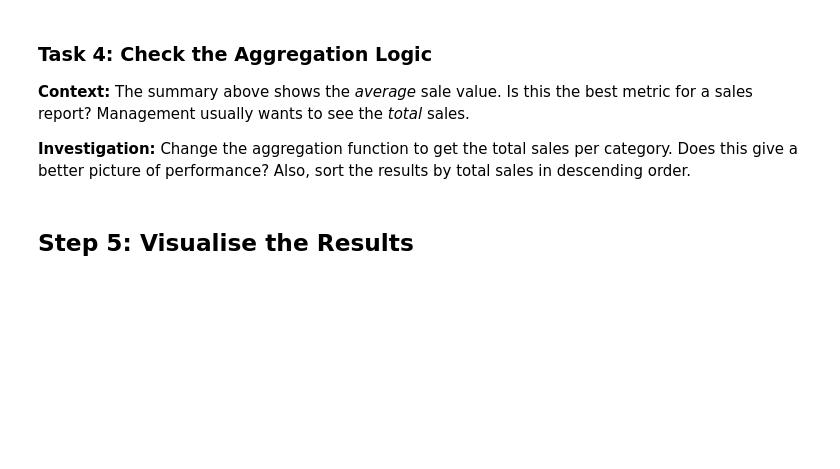
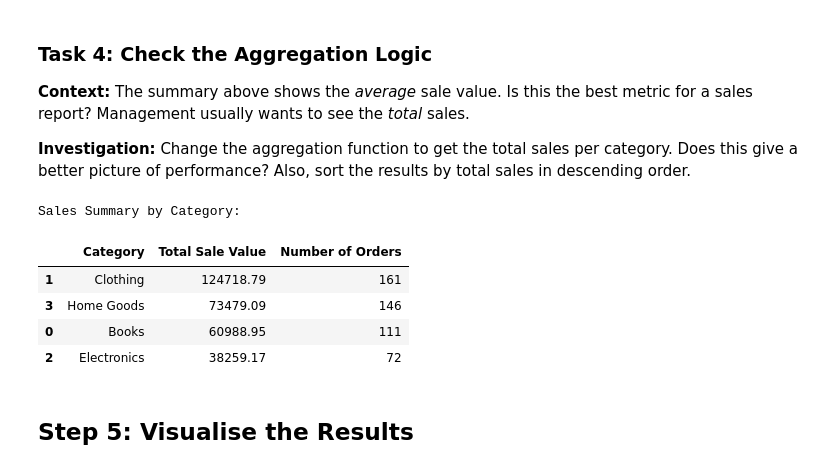
Before and after one commit to JEHOIADAJOSEPH/data-analysis-with-python, a Jupyter notebook: Week_10/Workshop_Week_10_Flawed_Data_Analysis.ipynb, the cells around one changed output. Cells and saved outputs as stored; diff of their text form; code cells hidden in the pictures; blank space fills up the shorter version.

```diff
--- a/Week_10/Workshop_Week_10_Flawed_Data_Analysis.ipynb
+++ b/Week_10/Workshop_Week_10_Flawed_Data_Analysis.ipynb
@@ -246,3 +251,23 @@ category_summary
+# %%
+# Your code here to fix the aggregation
+
+category_summary = merged_data.groupby("category").agg({
+    "total_price": "sum",
+    "order_id": "count"
+}).reset_index()
+
+category_summary.columns = ["Category", "Total Sale Value", "Number of Orders"]
+category_summary.sort_values(by='Total Sale Value', ascending=False, inplace=True)
+
+print("Sales Summary by Category:")
+category_summary
+# %% [output]
+Sales Summary by Category:
+|  | Category | Total Sale Value | Number of Orders |
+| 1 | Clothing | 124718.79 | 161 |
+| 3 | Home Goods | 73479.09 | 146 |
+| 0 | Books | 60988.95 | 111 |
+| 2 | Electronics | 38259.17 | 72 |
 # %% [markdown]
 ## Step 5: Visualise the Results
 # %% [markdown]
```
Also changed, not shown: parts of 2 cells of this notebook.
